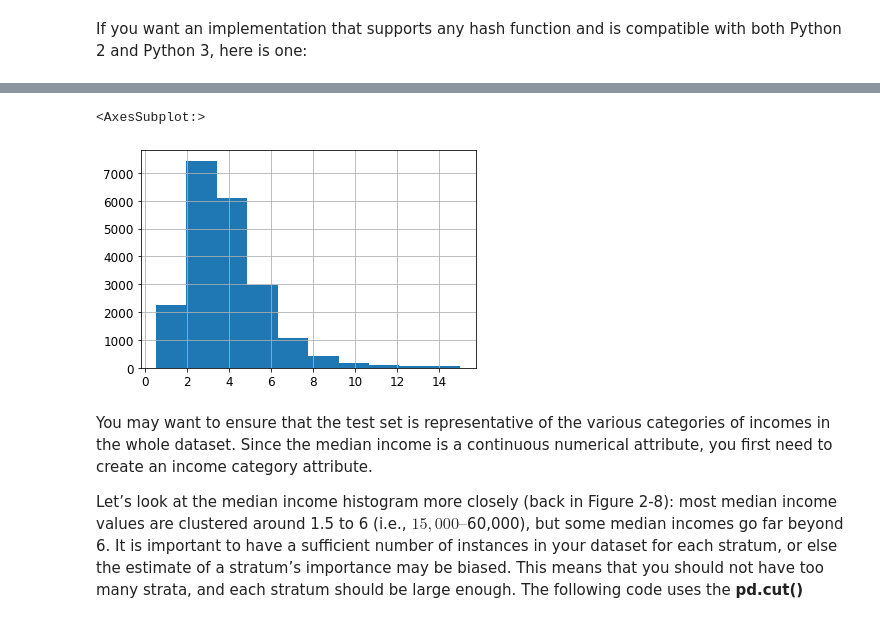
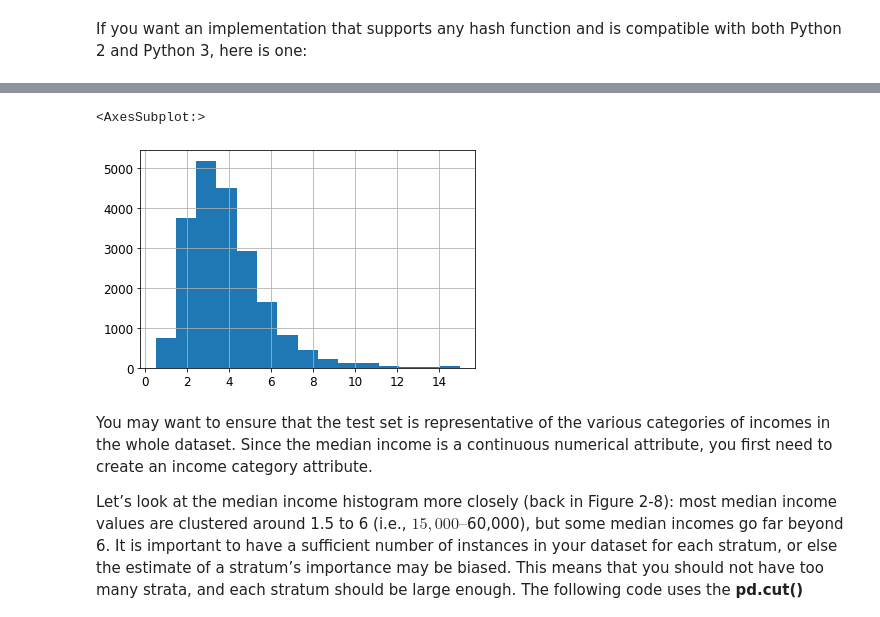
Before and after one commit to ValRCS/Python_Data_Analysis_Forecasting, a Jupyter notebook: notebooks/ml_regression/end_to_end_machine_learning_project_housing_regression.ipynb, the cells around one changed output, grey strips where cells are left out. Drawn from its saved outputs; the diff is of its cells as text; code cells hidden in the pictures.

Commit message:
Housing Feature Engineering

```diff
--- a/notebooks/ml_regression/end_to_end_machine_learning_project_housing_regression.ipynb
+++ b/notebooks/ml_regression/end_to_end_machine_learning_project_housing_regression.ipynb
@@ -496,10 +496,10 @@ test_set.head()
 | 20484 | -118.72 | 34.28 | 17.0 | 3051.0 | NaN | 1705.0 | 495.0 | ... |
 | 9814 | -121.93 | 36.62 | 34.0 | 2351.0 | NaN | 1063.0 | 428.0 | ... |
 # %%
-housing["median_income"].hist()
+housing["median_income"].hist(bins=15)
 # %% [output]
 <AxesSubplot:>
-[figure, old version]
+[figure, new version]
 # %% [markdown]
  You may want to ensure that the test set is representative of the various categories of incomes in
 the whole dataset. Since the median income is a continuous numerical attribute,
```
Also changed, not shown: parts of 22 cells of this notebook, 6 other files.
